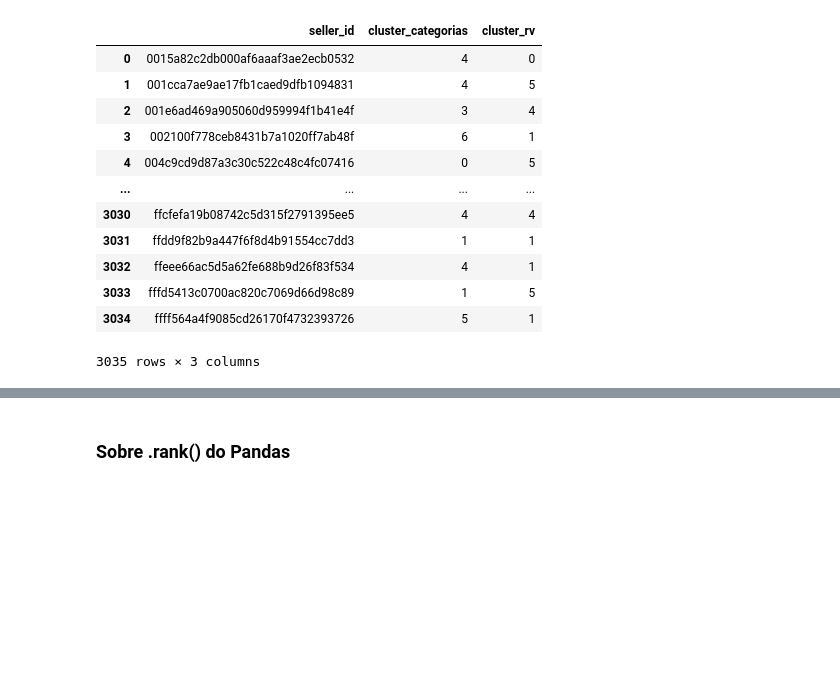
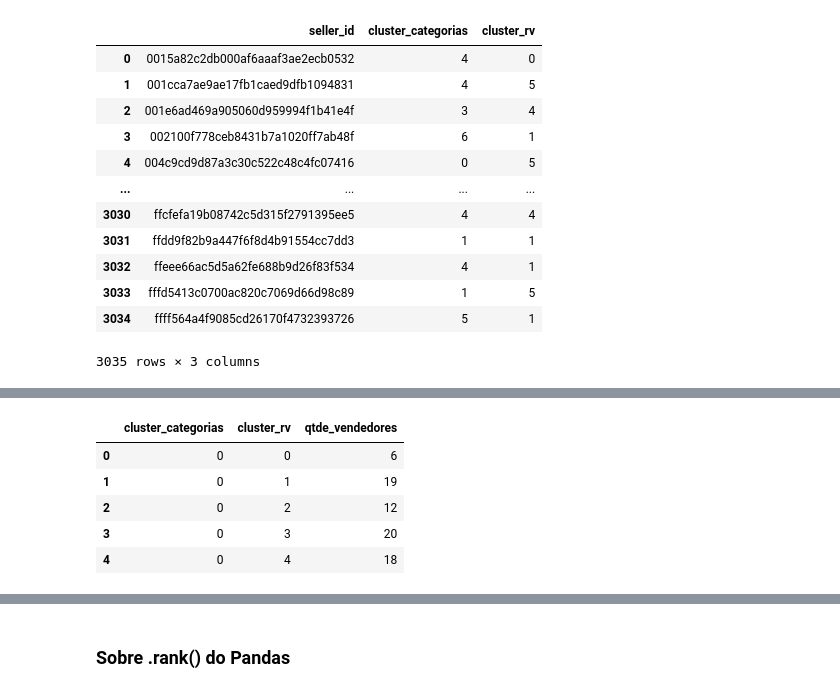
Before and after one commit to paulo-batista/LABDATA-FIA, a Jupyter notebook: notas_aula16.ipynb, the cells around one changed output, grey strips where cells are left out. Drawn from its saved outputs; the diff is of its cells as text; code cells hidden in the pictures; blank space fills up the shorter version.

```diff
--- a/notas_aula16.ipynb
+++ b/notas_aula16.ipynb
@@ -677,0 +691,11 @@ df_clusters
+# %%
+clusters_cat_rv = pd.crosstab(df_clusters['cluster_categorias'], df_clusters['cluster_rv'])
+clusters_cat_rv = clusters_cat_rv.stack().reset_index(name='qtde_vendedores')
+clusters_cat_rv.head()
+# %% [output]
+|  | cluster_categorias | cluster_rv | qtde_vendedores |
+| 0 | 0 | 0 | 6 |
+| 1 | 0 | 1 | 19 |
+| 2 | 0 | 2 | 12 |
+| 3 | 0 | 3 | 20 |
+| 4 | 0 | 4 | 18 |
```
Also changed, not shown: parts of 4 cells of this notebook.
